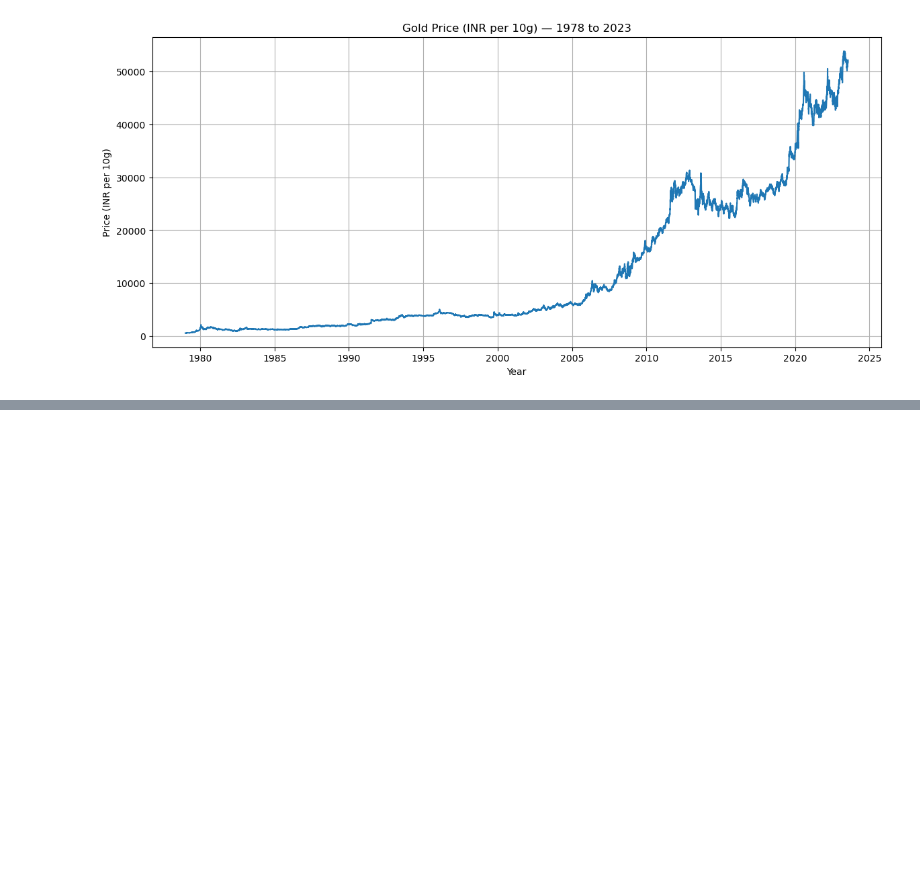
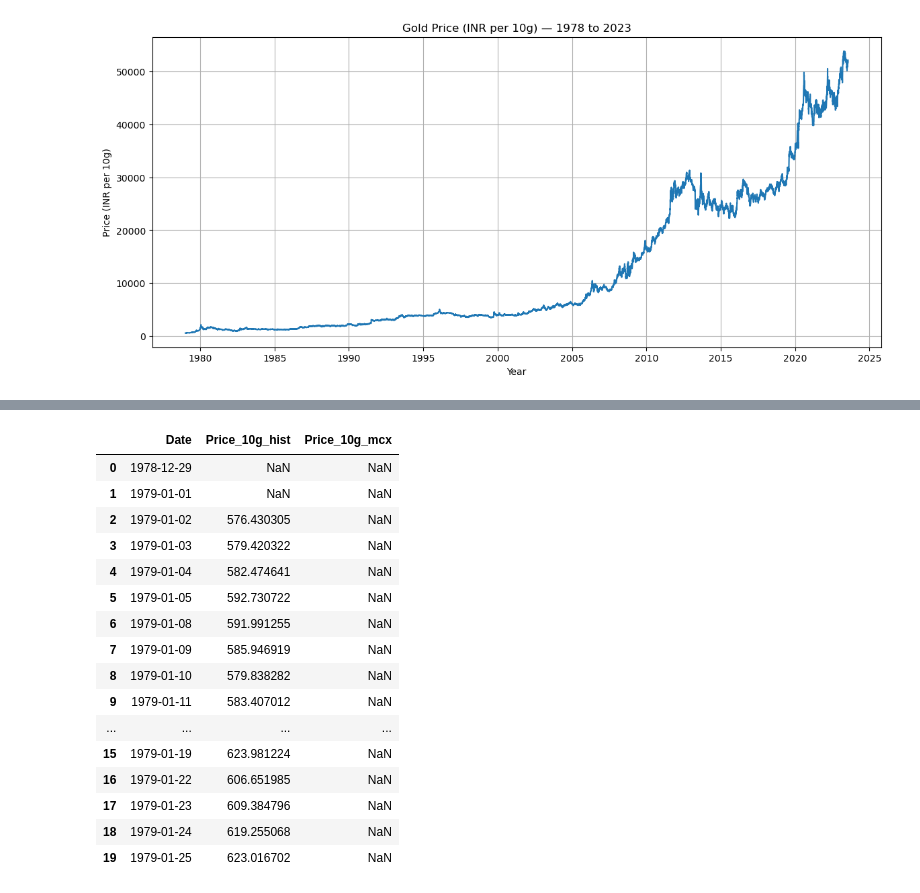
Before and after one commit to Ritesh-456/gold-price-ltv-analysis, a Jupyter notebook: gold_ltv_analysis.ipynb, the cells around one changed output, grey strips where cells are left out. Drawn from its saved outputs; the diff is of its cells as text; code cells hidden in the pictures; blank space fills up the shorter version.

```diff
--- a/gold_ltv_analysis.ipynb
+++ b/gold_ltv_analysis.ipynb
@@ -158,0 +165,5 @@ plt.show()
+# %%
+# Keep only Date and Price columns from Dataset 1
+df1_clean = df1[['Date', 'Price']].copy()
+df1_clean = df1_clean.rename(columns={'Price': 'Price_10g'})
+df1_clean.head()
@@ -158,0 +189,23 @@ plt.show()
+# %%
+# Merge both datasets using an outer join
+merged = pd.merge(df3_clean, df1_clean, on='Date', how='outer', suffixes=('_hist', '_mcx'))
+
+merged.head(20)
+# %% [output]
+|  | Date | Price_10g_hist | Price_10g_mcx |
+| 0 | 1978-12-29 | NaN | NaN |
+| 1 | 1979-01-01 | NaN | NaN |
+| 2 | 1979-01-02 | 576.430305 | NaN |
+| 3 | 1979-01-03 | 579.420322 | NaN |
+| 4 | 1979-01-04 | 582.474641 | NaN |
+| 5 | 1979-01-05 | 592.730722 | NaN |
+| 6 | 1979-01-08 | 591.991255 | NaN |
+| 7 | 1979-01-09 | 585.946919 | NaN |
+| 8 | 1979-01-10 | 579.838282 | NaN |
+| 9 | 1979-01-11 | 583.407012 | NaN |
+| ... | ... | ... | ... |
+| 15 | 1979-01-19 | 623.981224 | NaN |
+| 16 | 1979-01-22 | 606.651985 | NaN |
+| 17 | 1979-01-23 | 609.384796 | NaN |
+| 18 | 1979-01-24 | 619.255068 | NaN |
+| 19 | 1979-01-25 | 623.016702 | NaN |
```
Also changed, not shown: parts of 9 cells of this notebook.
